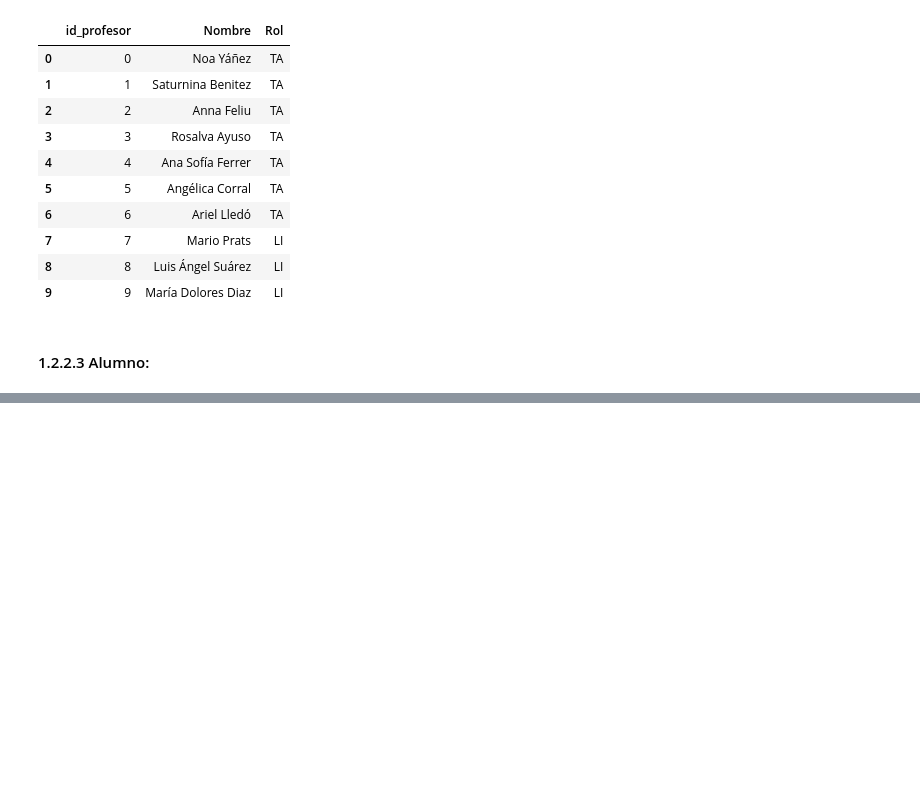
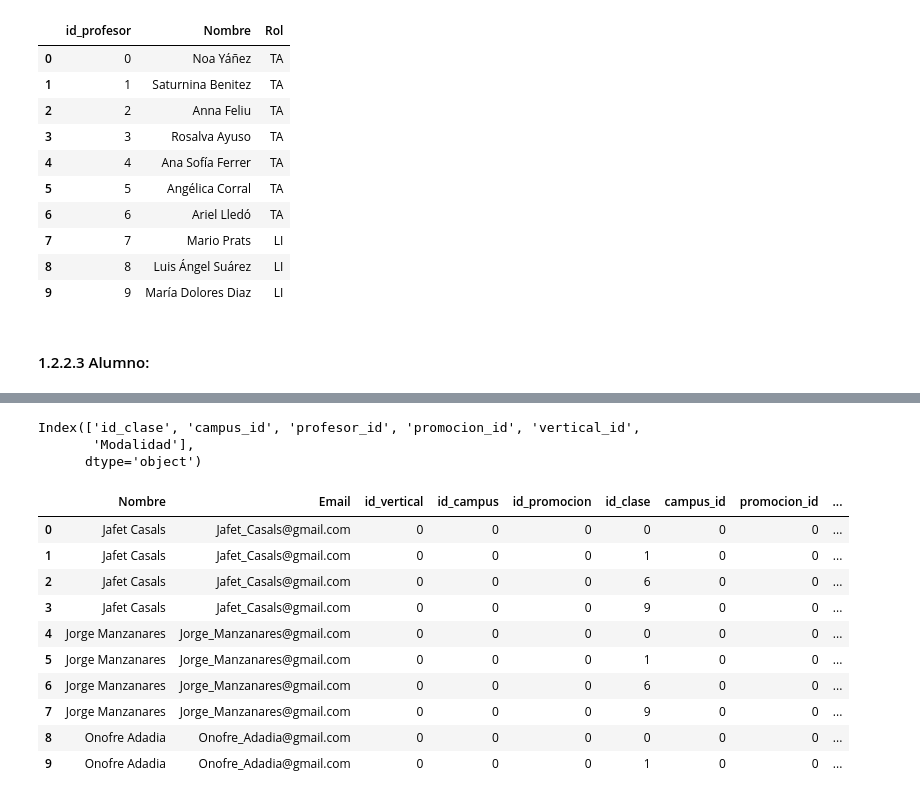
Before and after one commit to xdelrey/BBDD_SQL_Alumnado_Bootcamp, a Jupyter notebook: data_cleansing.ipynb, the cells around one changed output, grey strips where cells are left out. Drawn from its saved outputs; the diff is of its cells as text; code cells hidden in the pictures; blank space fills up the shorter version.

```diff
--- a/data_cleansing.ipynb
+++ b/data_cleansing.ipynb
@@ -322,4 +312,10 @@ memory usage: 2.3+ KB
 # %%
-df_vertical.info()
+df_fs = pd.concat([df3, df4], ignore_index = True)
+df_fs["bootcamp"] = "FS"
+df_fs = pd.merge(df_fs, df_vertical, on = "bootcamp")
+drops = [elem for elem in df_fs.columns if "Proyecto" in elem]
+df_fs = df_fs.drop(drops, axis = 1)
+df_fs = df_fs.drop("Fecha_comienzo", axis = 1)
+df_fs.info()
 # %% [output]
 <class 'pandas.core.frame.DataFrame'>
@@ -333,0 +334,3 @@ memory usage: 164.0+ bytes
+# %%
+df_total_v2 = pd.concat([df_ds, df_fs], ignore_index = True)
+df_total_v2 = df_total_v2.drop("bootcamp", axis = 1)
@@ -333,0 +352,4 @@ memory usage: 164.0+ bytes
+# %%
+df_alumno_1 = pd.merge(df_total_v2, df_campus, left_on = "Campus", right_on = "ubicacion")
+df_alumno_1 = df_alumno_1.drop(["Campus", "ubicacion"], axis = "columns")
+df_alumno_1.info()
@@ -333,0 +380,4 @@ memory usage: 164.0+ bytes
+# %%
+df_alumno_2 = pd.merge(df_alumno_1, df_promo, left_on = "Promoción", right_on = "Promoción")
+df_alumno_2 = df_alumno_2.drop(["Promoción", "Fecha_comienzo"], axis = 1)
+df_alumno_2
@@ -333,0 +416,20 @@ memory usage: 164.0+ bytes
+# %%
+df_clase.columns
+# %% [output]
+Index(['id_clase', 'campus_id', 'profesor_id', 'promocion_id', 'vertical_id',
+       'Modalidad'],
+      dtype='object')
+# %%
+pd.merge(df_alumno_2, df_clase.drop("profesor_id", axis = 1), left_on = ["id_vertical", "id_campus", "id_promocion"], right_on = ["vertical_id", "campus_id", "promocion_id"]).head(10)
+# %% [output]
+|  | Nombre | Email | id_vertical | id_campus | id_promocion | id_clase | campus_id | promocion_id | ... |
+| 0 | Jafet Casals | Jafet_Casals@gmail.com | 0 | 0 | 0 | 0 | 0 | 0 | ... |
+| 1 | Jafet Casals | Jafet_Casals@gmail.com | 0 | 0 | 0 | 1 | 0 | 0 | ... |
+| 2 | Jafet Casals | Jafet_Casals@gmail.com | 0 | 0 | 0 | 6 | 0 | 0 | ... |
+| 3 | Jafet Casals | Jafet_Casals@gmail.com | 0 | 0 | 0 | 9 | 0 | 0 | ... |
+| 4 | Jorge Manzanares | Jorge_Manzanares@gmail.com | 0 | 0 | 0 | 0 | 0 | 0 | ... |
+| 5 | Jorge Manzanares | Jorge_Manzanares@gmail.com | 0 | 0 | 0 | 1 | 0 | 0 | ... |
+| 6 | Jorge Manzanares | Jorge_Manzanares@gmail.com | 0 | 0 | 0 | 6 | 0 | 0 | ... |
+| 7 | Jorge Manzanares | Jorge_Manzanares@gmail.com | 0 | 0 | 0 | 9 | 0 | 0 | ... |
+| 8 | Onofre Adadia | Onofre_Adadia@gmail.com | 0 | 0 | 0 | 0 | 0 | 0 | ... |
+| 9 | Onofre Adadia | Onofre_Adadia@gmail.com | 0 | 0 | 0 | 1 | 0 | 0 | ... |
```
Also changed, not shown: parts of 14 cells of this notebook.
